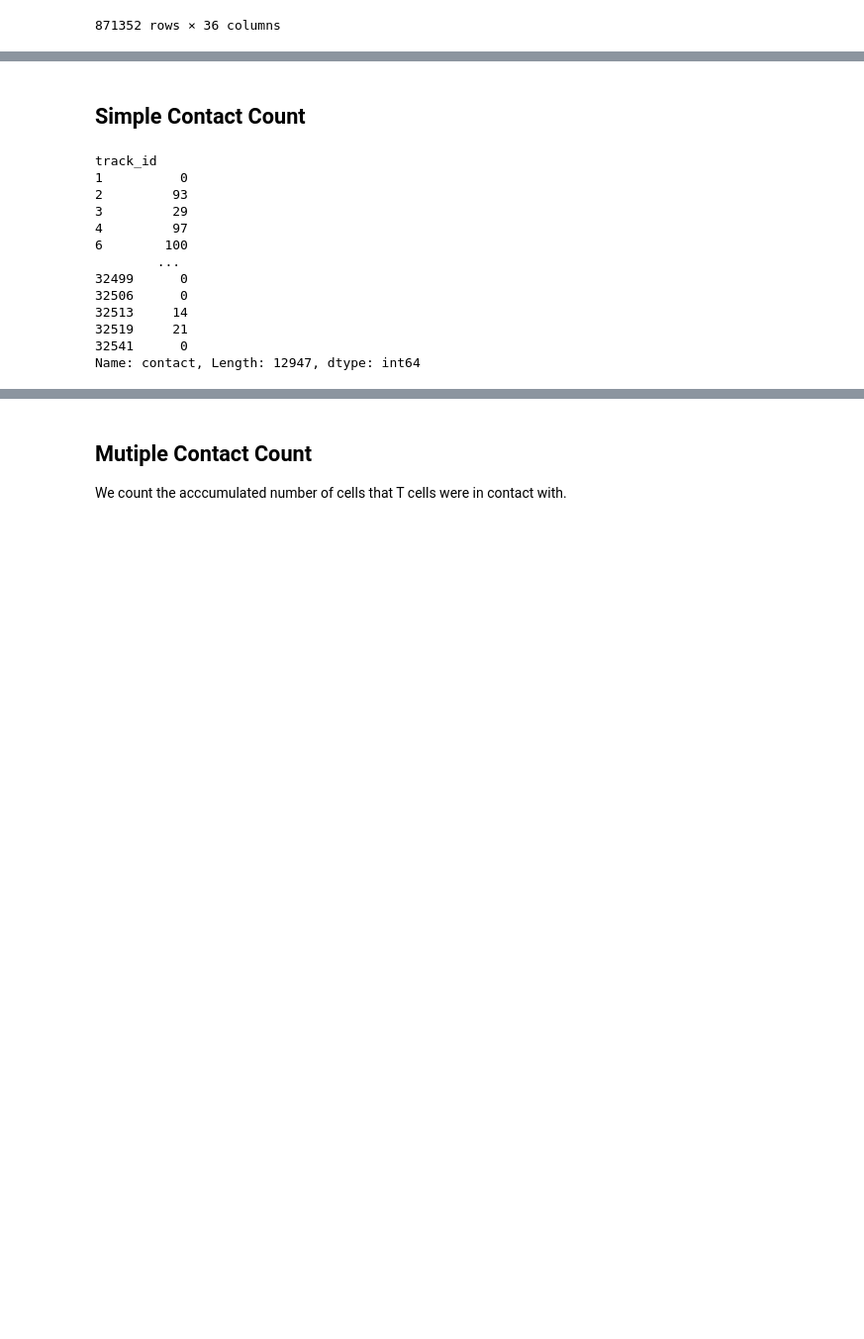
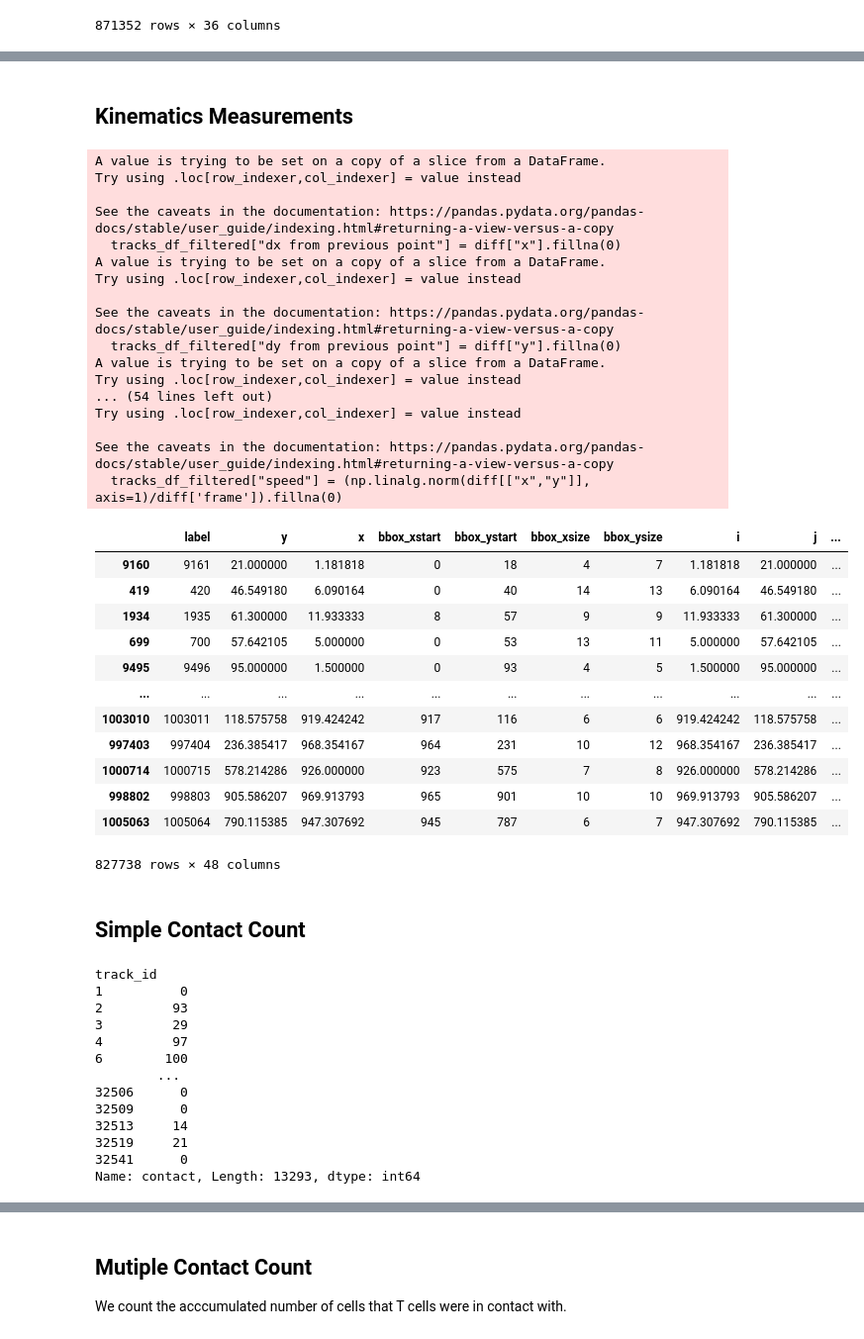
Before and after one commit to bpi-oxford/Cytotoxicity-Pipeline, a Jupyter notebook: notebooks/example_3.ipynb, the cells around one changed output, grey strips where cells are left out. Shown at 99% size. Cells and saved outputs as stored; diff of their text form; code cells hidden in the pictures; blank space fills up the shorter version.

```diff
--- a/notebooks/example_3.ipynb
+++ b/notebooks/example_3.ipynb
@@ -161,3 +161,61 @@ tracks_df_filtered
+# %% [markdown]
+## Kinematics Measurements
+# %%
+# # displacement
+diff = tracks_df_filtered.groupby("track_id")[["x","y","frame"]].diff()
+tracks_df_filtered["dx from previous point"] = diff["x"].fillna(0)
+tracks_df_filtered["dy from previous point"] = diff["y"].fillna(0)
+tracks_df_filtered["displacement from previous point"] = np.linalg.norm(tracks_df_filtered[["dx from previous point","dy from previous point"]], axis=1)
+
+tracks_df_filtered["dx from origin"] = tracks_df_filtered.groupby(['track_id'])['dx from previous point'].cumsum().fillna(0)
+tracks_df_filtered["dy from origin"] = tracks_df_filtered.groupby(['track_id'])['dy from previous point'].cumsum().fillna(0)
+tracks_df_filtered["displacement from origin"] = np.linalg.norm(tracks_df_filtered[["dx from origin","dy from origin"]], axis=1)
+tracks_df_filtered["dx acc"] = diff["x"].apply(lambda x: abs(x)).fillna(0) # abs displacement
+tracks_df_filtered["dy acc"] = diff["y"].apply(lambda x: abs(x)).fillna(0) # abs displacement
+tracks_df_filtered["dx acc"] = tracks_df_filtered.groupby(['track_id'])['dx acc'].cumsum()
+tracks_df_filtered["dy acc"] = tracks_df_filtered.groupby(['track_id'])['dy acc'].cumsum()
+tracks_df_filtered["distance travelled"] = tracks_df_filtered.groupby(['track_id'])['displacement from previous point'].cumsum()
+
+
+# velocity
+tracks_df_filtered["vel_x"] = (diff["x"]/diff["frame"]).fillna(0)
+tracks_df_filtered["vel_y"] = (diff["y"]/diff["frame"]).fillna(0)
+tracks_df_filtered["speed"] = (np.linalg.norm(diff[["x","y"]], axis=1)/diff['frame']).fillna(0)
+
+# TODO: Track tortuosity
+
+tracks_df_filtered
+# %% [output]
+A value is trying to be set on a copy of a slice from a DataFrame.
+Try using .loc[row_indexer,col_indexer] = value instead
+
+See the caveats in the documentation: https://pandas.pydata.org/pandas-docs/stable/user_guide/indexing.html#returning-a-view-versus-a-copy
+  tracks_df_filtered["dx from previous point"] = diff["x"].fillna(0)
+A value is trying to be set on a copy of a slice from a DataFrame.
+Try using .loc[row_indexer,col_indexer] = value instead
+
+See the caveats in the documentation: https://pandas.pydata.org/pandas-docs/stable/user_guide/indexing.html#returning-a-view-versus-a-copy
+  tracks_df_filtered["dy from previous point"] = diff["y"].fillna(0)
+A value is trying to be set on a copy of a slice from a DataFrame.
+Try using .loc[row_indexer,col_indexer] = value instead
+... (54 lines left out)
+Try using .loc[row_indexer,col_indexer] = value instead
+
+See the caveats in the documentation: https://pandas.pydata.org/pandas-docs/stable/user_guide/indexing.html#returning-a-view-versus-a-copy
+  tracks_df_filtered["speed"] = (np.linalg.norm(diff[["x","y"]], axis=1)/diff['frame']).fillna(0)
+|  | label | y | x | bbox_xstart | bbox_ystart | bbox_xsize | bbox_ysize | i | j | ... |
+| 9160 | 9161 | 21.000000 | 1.181818 | 0 | 18 | 4 | 7 | 1.181818 | 21.000000 | ... |
+| 419 | 420 | 46.549180 | 6.090164 | 0 | 40 | 14 | 13 | 6.090164 | 46.549180 | ... |
+| 1934 | 1935 | 61.300000 | 11.933333 | 8 | 57 | 9 | 9 | 11.933333 | 61.300000 | ... |
+| 699 | 700 | 57.642105 | 5.000000 | 0 | 53 | 13 | 11 | 5.000000 | 57.642105 | ... |
+| 9495 | 9496 | 95.000000 | 1.500000 | 0 | 93 | 4 | 5 | 1.500000 | 95.000000 | ... |
+| ... | ... | ... | ... | ... | ... | ... | ... | ... | ... | ... |
+| 1003010 | 1003011 | 118.575758 | 919.424242 | 917 | 116 | 6 | 6 | 919.424242 | 118.575758 | ... |
+| 997403 | 997404 | 236.385417 | 968.354167 | 964 | 231 | 10 | 12 | 968.354167 | 236.385417 | ... |
+| 1000714 | 1000715 | 578.214286 | 926.000000 | 923 | 575 | 7 | 8 | 926.000000 | 578.214286 | ... |
+| 998802 | 998803 | 905.586207 | 969.913793 | 965 | 901 | 10 | 10 | 969.913793 | 905.586207 | ... |
+| 1005063 | 1005064 | 790.115385 | 947.307692 | 945 | 787 | 6 | 7 | 947.307692 | 790.115385 | ... |
+827738 rows × 48 columns
 # %% [markdown]
 ## Simple Contact Count
 # %%
@@ -171,12 +229,12 @@ track_id
 4         97
 6        100
         ...
-32499      0
 32506      0
+32509      0
 32513     14
 32519     21
 32541      0
-Name: contact, Length: 12947, dtype: int64
+Name: contact, Length: 13293, dtype: int64
 # %%
 fig, axs = plt.subplots(1,2,figsize=(10,3.5))
 contact_df.hist(bins=64,ax=axs[0])
```
Also changed, not shown: parts of 12 cells of this notebook.
